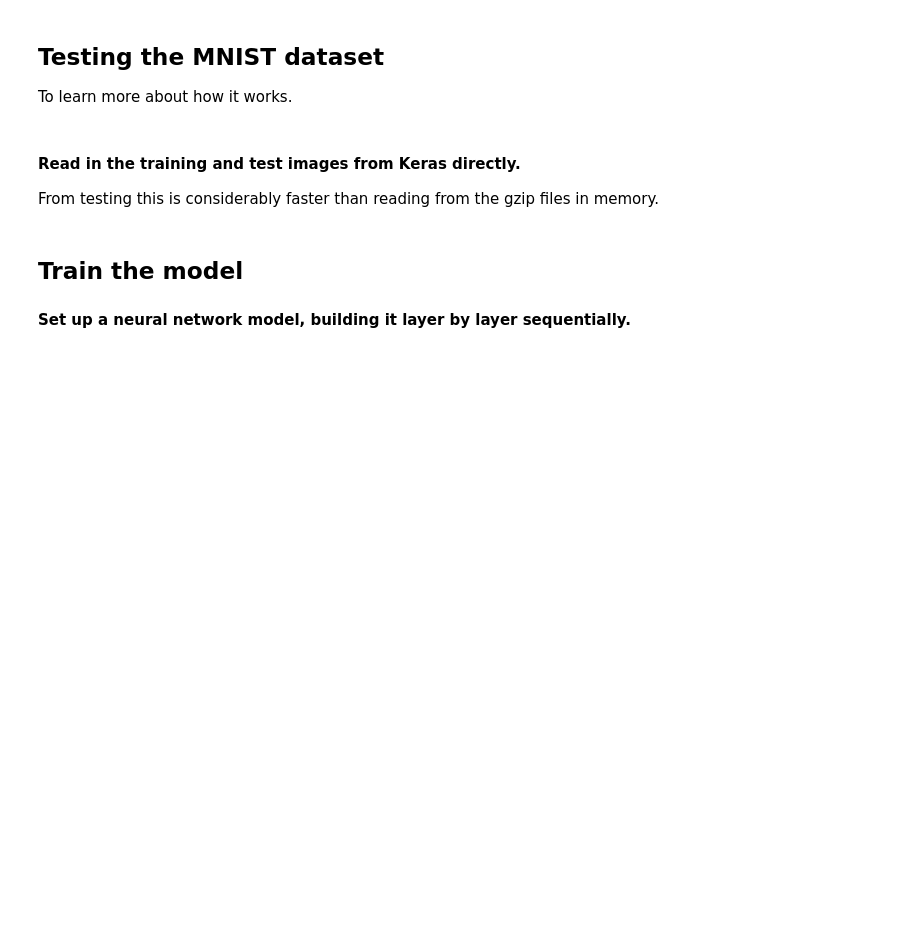
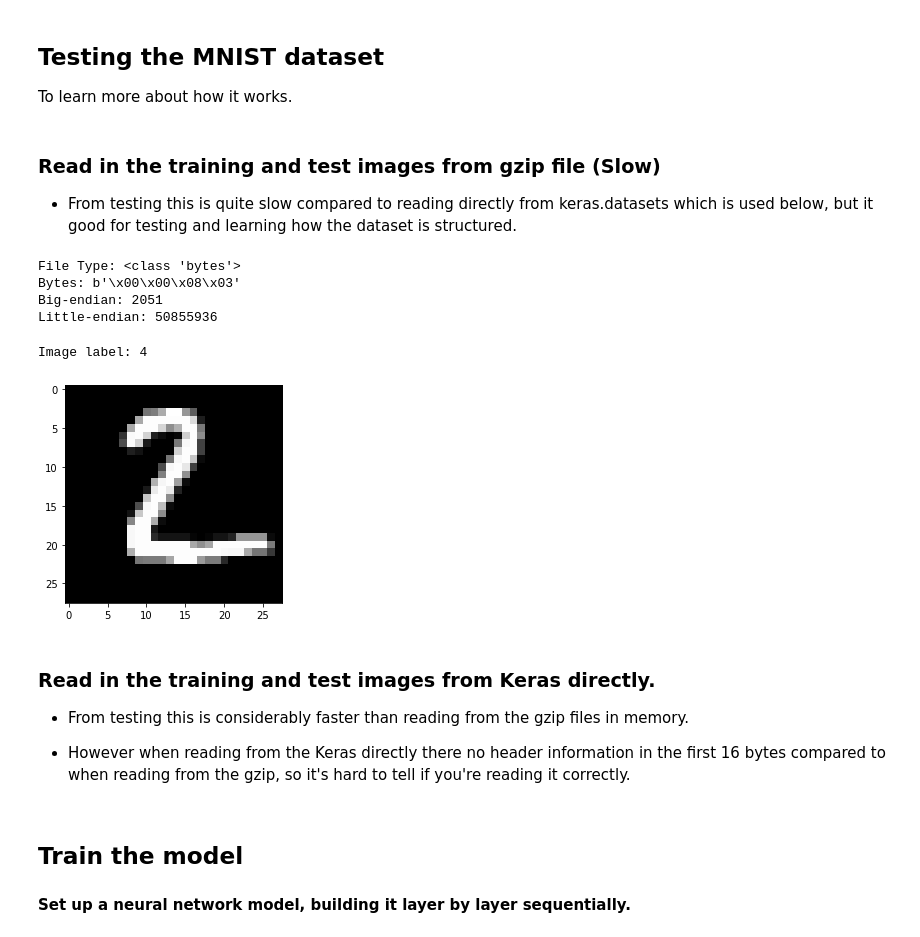
Before and after one commit to MatthewSloyan/MNIST-image-recognition-web-application, a Jupyter notebook: model.ipynb, the cells around one changed output. Cells and saved outputs as stored; diff of their text form; code cells hidden in the pictures; blank space fills up the shorter version.

Commit message:
Updated Jupyter notebook with testing of MNIST dataset.

```diff
--- a/model.ipynb
+++ b/model.ipynb
@@ -44,10 +46,55 @@ import matplotlib.pyplot as plt # Plot results graphically.
 # %% [markdown]
 ## Testing the MNIST dataset
 To learn more about how it works.
+# %% [markdown]
+### Read in the training and test images from gzip file (Slow)
+
+* From testing this is quite slow compared to reading directly from keras.datasets which is used below, but it good for testing and learning how the dataset is structured.
+# %%
+# Adapted from: https://docs.python.org/3/library/gzip.html
+# Open the MNIST dataset of 10000 testing images.
+with gzip.open('MNIST_Images/t10k-images-idx3-ubyte.gz', 'rb') as f:
+    test_imgs = f.read()
+
+# Open the label dataset like before.
+with gzip.open('MNIST_Images/t10k-labels-idx1-ubyte.gz', 'rb') as f:
+    test_lbls = f.read()
+# %%
+# Print the file type of the dataset - bytes
+print("File Type:", type(test_imgs))
+
+# Print out the first four bytes.
+# b'\x00\x00\x08\x03' is the output which correlates with the MNIST website results if reading from a gzip.
+print("Bytes:", test_imgs[0:4])
+
+# Adapted from: https://stackoverflow.com/questions/51220161/how-to-convert-from-bytes-to-int
+# Convert bytes to a 32 bit integer using big-endian and little-endian.
+print("Big-endian:", int.from_bytes(test_imgs[0:4], byteorder='big')) #2051
+print("Little-endian:", int.from_bytes(test_imgs[0:4], byteorder='little')) #50855936
+# %% [output]
+File Type: <class 'bytes'>
+Bytes: b'\x00\x00\x08\x03'
+Big-endian: 2051
+Little-endian: 50855936
+# %%
+# Display a single image from the dataset
+image = np.array(list(test_imgs[800:1584])).reshape(28,28).astype(np.uint8)
+
+# Get the label for a specific image (Expected result = 4)
+print("Image label:", int.from_bytes(test_lbls[1:2], byteorder="big"))
+
+# Display plot of image
+plt.imshow(image, cmap='gray')
+plt.show()
+# %% [output]
+Image label: 4
+[figure, added]
 # %% [markdown]
-#### Read in the training and test images from Keras directly.
+### Read in the training and test images from Keras directly.
 
-From testing this is considerably faster than reading from the gzip files in memory.
+* From testing this is considerably faster than reading from the gzip files in memory.
+
+* However when reading from the Keras directly there no header information in the first 16 bytes compared to when reading from the gzip, so it's hard to tell if you're reading it correctly.
 # %%
 (train_imgs, train_lbls), (test_imgs, test_lbls) = mnist.load_data()
 # %% [markdown]
```
Also changed, not shown: parts of 7 cells of this notebook, 1 other file.
